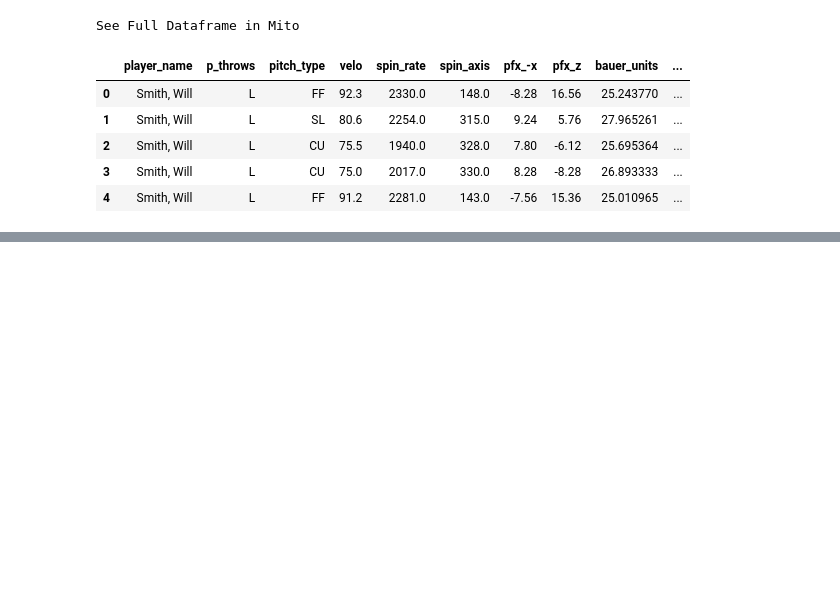
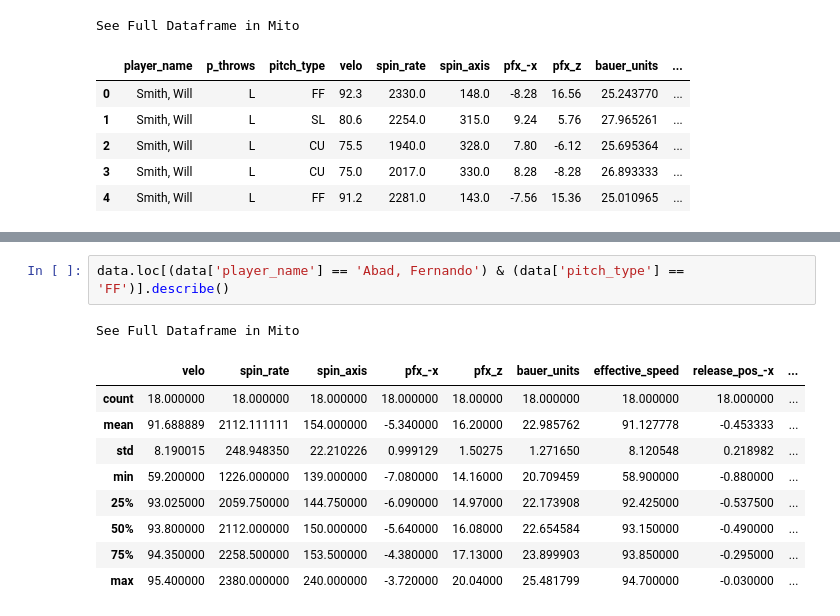
Before and after one commit to anthonyzurke/pitch-model, a Jupyter notebook: notebooks/cleaning-model.ipynb, the cells around one changed output, grey strips where cells are left out. Drawn from its saved outputs; the diff is of its cells as text; blank space fills up the shorter version.

```diff
--- a/notebooks/cleaning-model.ipynb
+++ b/notebooks/cleaning-model.ipynb
@@ -172,0 +263,13 @@ avg_rv.to_csv('../data/avg-rv')
+# %%
+data.loc[(data['player_name'] == 'Abad, Fernando') & (data['pitch_type'] == 'FF')].describe()
+# %% [output]
+See Full Dataframe in Mito
+|  | velo | spin_rate | spin_axis | pfx_-x | pfx_z | bauer_units | effective_speed | release_pos_-x | ... |
+| count | 18.000000 | 18.000000 | 18.000000 | 18.000000 | 18.00000 | 18.000000 | 18.000000 | 18.000000 | ... |
+| mean | 91.688889 | 2112.111111 | 154.000000 | -5.340000 | 16.20000 | 22.985762 | 91.127778 | -0.453333 | ... |
+| std | 8.190015 | 248.948350 | 22.210226 | 0.999129 | 1.50275 | 1.271650 | 8.120548 | 0.218982 | ... |
+| min | 59.200000 | 1226.000000 | 139.000000 | -7.080000 | 14.16000 | 20.709459 | 58.900000 | -0.880000 | ... |
+| 25% | 93.025000 | 2059.750000 | 144.750000 | -6.090000 | 14.97000 | 22.173908 | 92.425000 | -0.537500 | ... |
+| 50% | 93.800000 | 2112.000000 | 150.000000 | -5.640000 | 16.08000 | 22.654584 | 93.150000 | -0.490000 | ... |
+| 75% | 94.350000 | 2258.500000 | 153.500000 | -4.380000 | 17.13000 | 23.899903 | 93.850000 | -0.295000 | ... |
+| max | 95.400000 | 2380.000000 | 240.000000 | -3.720000 | 20.04000 | 25.481799 | 94.700000 | -0.030000 | ... |
```
Also changed, not shown: parts of 9 cells of this notebook, 5 other files.
